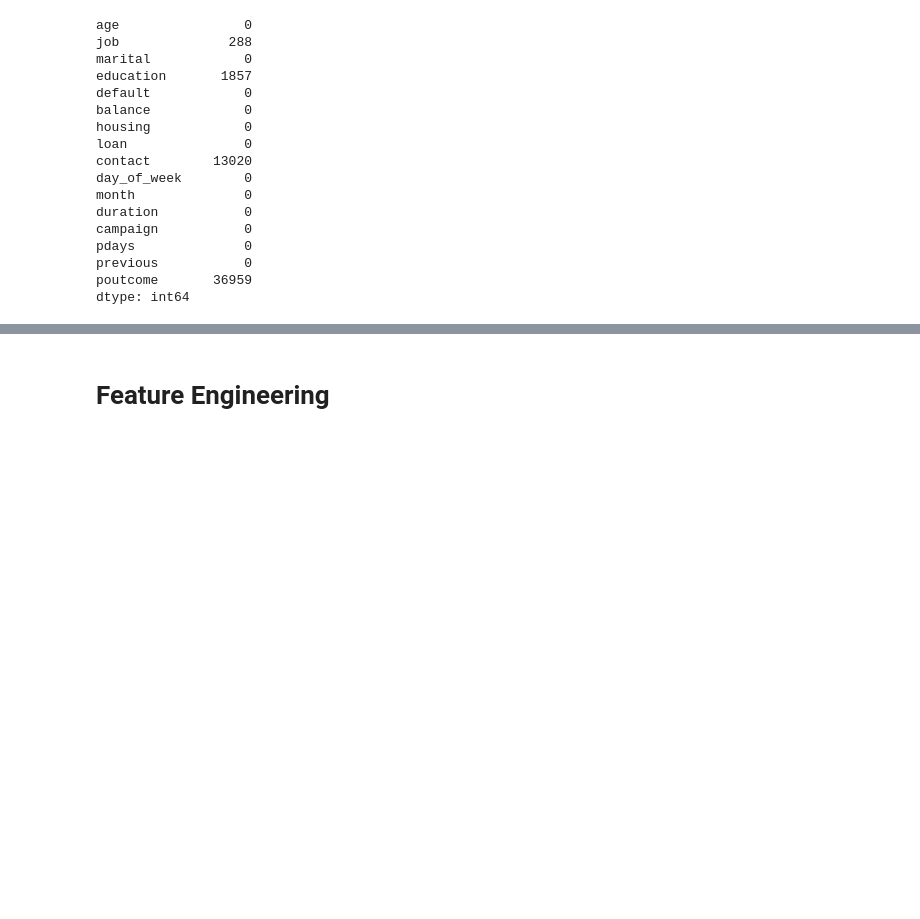
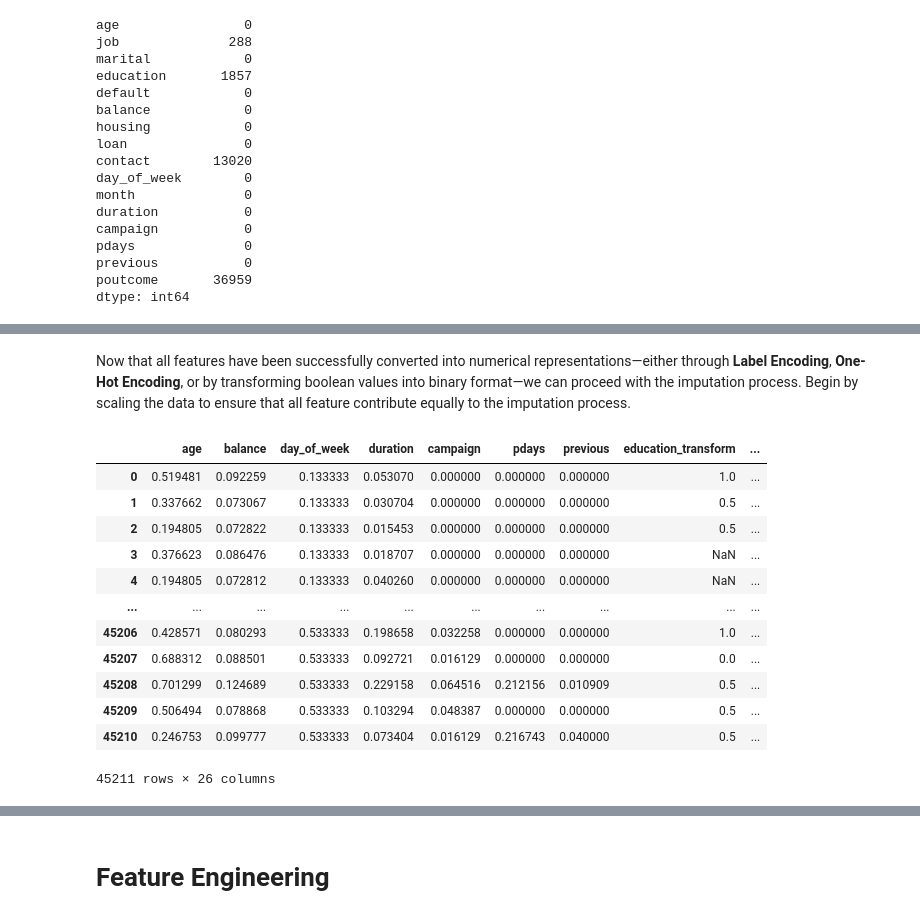
Before and after one commit to Aditya-k-23/Bank-Marketing, a Jupyter notebook: Analysis.ipynb, the cells around one changed output, grey strips where cells are left out. Cells and saved outputs as stored; diff of their text form; code cells hidden in the pictures; blank space fills up the shorter version.

Commit message:
feat: impute missing values
Applied label encoding, OHE, and scaler

```diff
--- a/Analysis.ipynb
+++ b/Analysis.ipynb
@@ -254,0 +188,7 @@ print(X[['job', 'job_original']].head())
+# %%
+# Create a copy of X for cleaning
+X_clean = X.copy()
+# %%
+# Drop `contact` and `poutcome`
+X_clean.drop(['contact','poutcome'],axis=1,inplace=True)
+X_clean.head()
@@ -254,0 +227,4 @@ print(X[['job', 'job_original']].head())
+# %%
+# One-Hot Encoding
+X_clean = pd.get_dummies(X_clean, columns=['marital','month'], drop_first=False, dtype=float)
+X_clean.columns
@@ -254,0 +239,8 @@ print(X[['job', 'job_original']].head())
+# %%
+# Transform binary features
+X_clean['default_transform'] = X_clean['default'].map({'yes': 1, 'no': 0})
+X_clean['housing_transform'] = X_clean['housing'].map({'yes': 1, 'no': 0})
+X_clean['loan_transform'] = X_clean['loan'].map({'yes': 1, 'no': 0})
+
+# Display the binary transformation
+X_clean[['default','default_transform','housing','housing_transform','loan','loan_transform']].head()
@@ -254,0 +254,56 @@ print(X[['job', 'job_original']].head())
+# %% [markdown]
+Now that all features have been successfully converted into numerical representations—either through **Label Encoding**, **One-Hot Encoding**, or by transforming boolean values into binary format—we can proceed with the imputation process. Begin by scaling the data to ensure that all feature contribute equally to the imputation process.
+# %%
+# Select features that could be relevant to job for imputation
+features_for_imputation = [
+    'age',
+    'balance',
+    'day_of_week',
+    'duration',
+    'campaign',
+    'pdays',
+    'previous',
+    'education_transform',
+    'job_transform',
+    'marital_divorced',
+    'marital_married',
+    'marital_single',
+    'month_jan',
+    'month_feb',
+    'month_mar',
+    'month_apr',
+    'month_jun',
+    'month_jul',
+    'month_aug',
+    'month_sep',
+    'month_oct',
+    'month_nov',
+    'month_dec',
+    'default_transform',
+    'housing_transform',
+    'loan_transform'
+]
+
+# Dataframe with selected features
+X_clean_subset = X_clean[features_for_imputation]
+
+# Scale the data
+scaler = MinMaxScaler()
+X_clean_subset_scaled = pd.DataFrame(scaler.fit_transform(X_clean_subset), columns=X_clean_subset.columns)
+
+# Display scaled data subset
+X_clean_subset_scaled
+# %% [output]
+|  | age | balance | day_of_week | duration | campaign | pdays | previous | education_transform | ... |
+| 0 | 0.519481 | 0.092259 | 0.133333 | 0.053070 | 0.000000 | 0.000000 | 0.000000 | 1.0 | ... |
+| 1 | 0.337662 | 0.073067 | 0.133333 | 0.030704 | 0.000000 | 0.000000 | 0.000000 | 0.5 | ... |
+| 2 | 0.194805 | 0.072822 | 0.133333 | 0.015453 | 0.000000 | 0.000000 | 0.000000 | 0.5 | ... |
+| 3 | 0.376623 | 0.086476 | 0.133333 | 0.018707 | 0.000000 | 0.000000 | 0.000000 | NaN | ... |
+| 4 | 0.194805 | 0.072812 | 0.133333 | 0.040260 | 0.000000 | 0.000000 | 0.000000 | NaN | ... |
+| ... | ... | ... | ... | ... | ... | ... | ... | ... | ... |
+| 45206 | 0.428571 | 0.080293 | 0.533333 | 0.198658 | 0.032258 | 0.000000 | 0.000000 | 1.0 | ... |
+| 45207 | 0.688312 | 0.088501 | 0.533333 | 0.092721 | 0.016129 | 0.000000 | 0.000000 | 0.0 | ... |
+| 45208 | 0.701299 | 0.124689 | 0.533333 | 0.229158 | 0.064516 | 0.212156 | 0.010909 | 0.5 | ... |
+| 45209 | 0.506494 | 0.078868 | 0.533333 | 0.103294 | 0.048387 | 0.000000 | 0.000000 | 0.5 | ... |
+| 45210 | 0.246753 | 0.099777 | 0.533333 | 0.073404 | 0.016129 | 0.216743 | 0.040000 | 0.5 | ... |
+45211 rows × 26 columns
```
Also changed, not shown: parts of 21 cells of this notebook.
